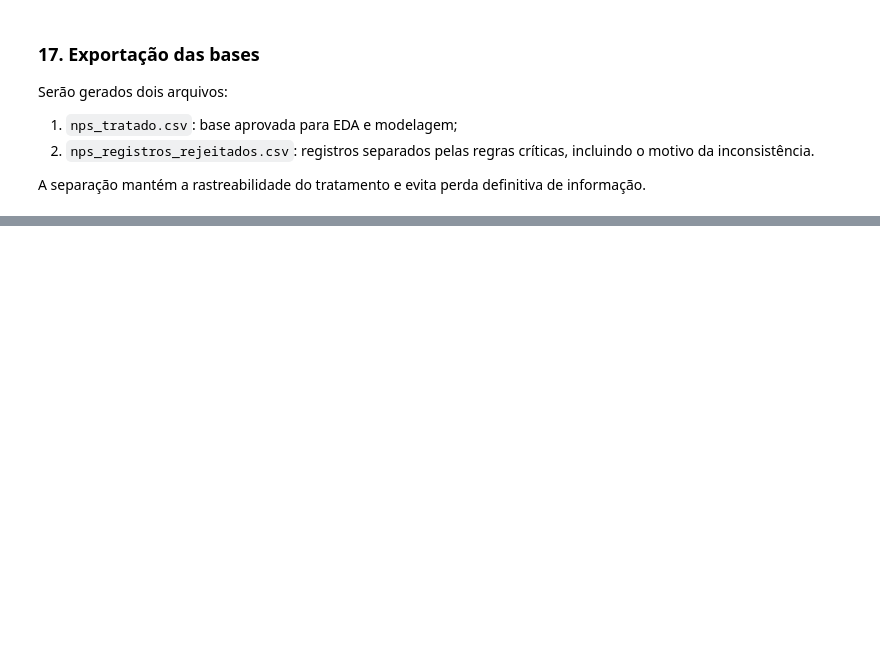
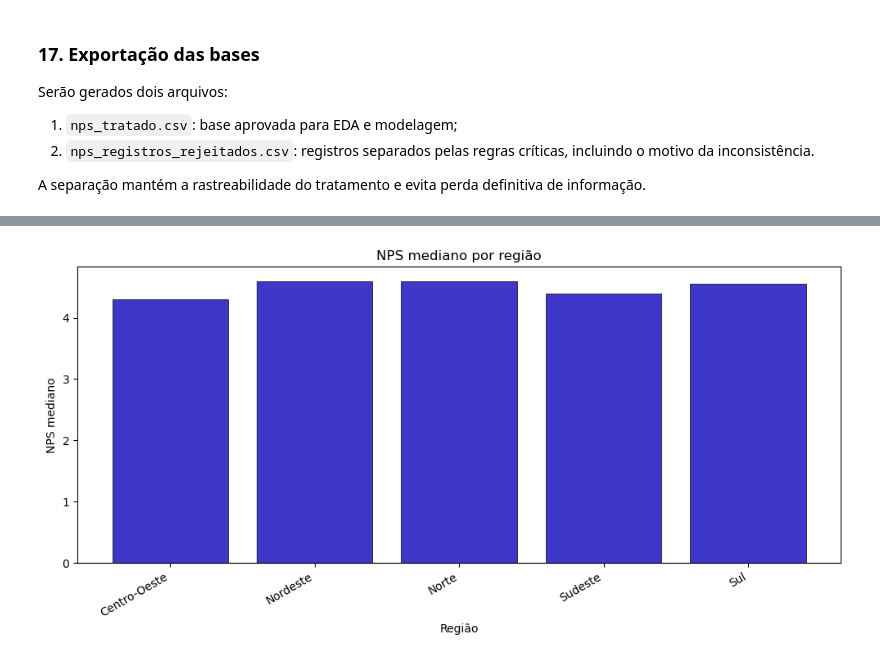
Before and after one commit to Fabio-Costa986/Business-understanding-and-data-analysis, a Jupyter notebook: notebook/EDA.ipynb, the cells around one changed output, grey strips where cells are left out. Drawn from its saved outputs; the diff is of its cells as text; code cells hidden in the pictures; blank space fills up the shorter version.

```diff
--- a/notebook/EDA.ipynb
+++ b/notebook/EDA.ipynb
@@ -1422,0 +1493,21 @@ df_validacao.head()
+# %%
+# Gráfico de barras da mediana do NPS por região
+mediana_regiao = df.groupby("customer_region")['nps_score'].median()
+
+plt.figure(figsize=(10, 5))
+
+plt.bar(
+    mediana_regiao.index,
+    mediana_regiao.values,
+    color="#3F37C9",
+    edgecolor="black",
+    linewidth=0.5
+)
+plt.xticks(rotation=30, ha="right")
+plt.xlabel("Região")
+plt.ylabel("NPS mediano")
+plt.title("NPS mediano por região")
+plt.tight_layout()
+plt.show()
+# %% [output]
+[figure, added]
```
Also changed, not shown: parts of 9 cells of this notebook.
